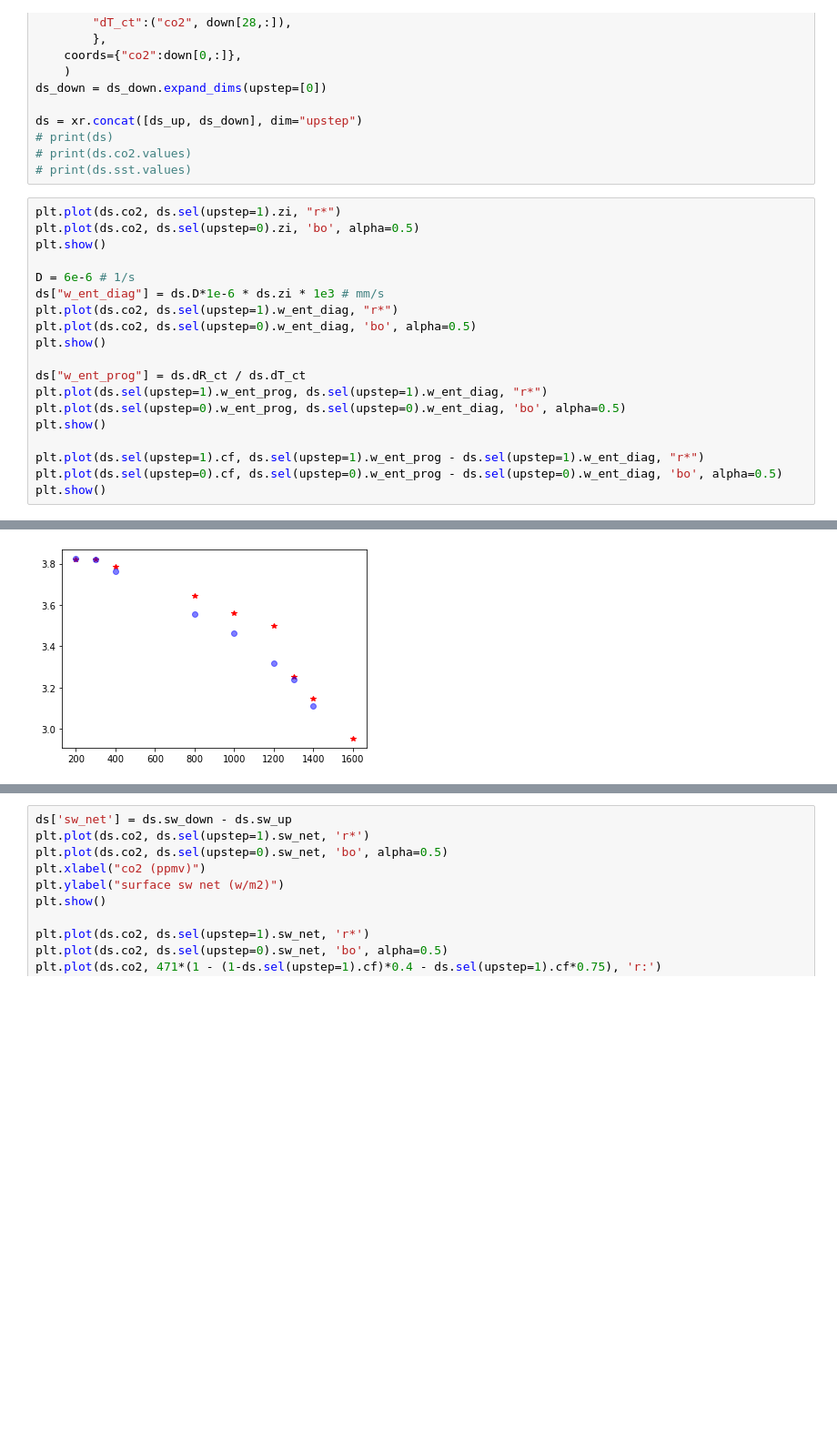
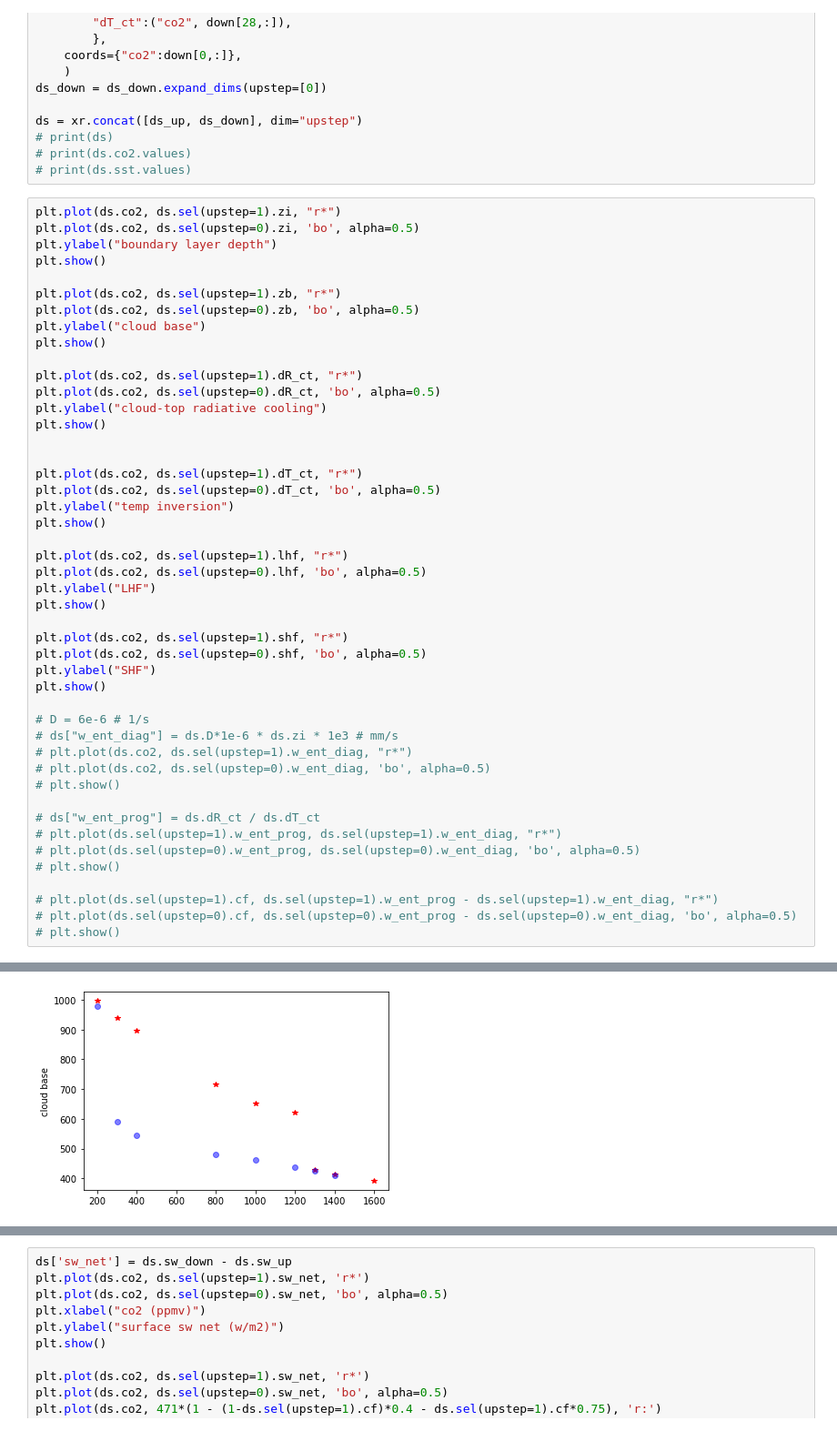
Before and after one commit to claresinger/MixedLayerModel.jl, a Jupyter notebook: surface_rad_fluxes.ipynb, the cells around one changed output, grey strips where cells are left out. Shown at 91% size. Saved outputs shown, nothing was run; the diff lists cells and outputs as text; blank space fills up the shorter version.

```diff
--- a/surface_rad_fluxes.ipynb
+++ b/surface_rad_fluxes.ipynb
@@ -54,20 +54,47 @@ ds = xr.concat([ds_up, ds_down], dim="upstep")
 # %%
 plt.plot(ds.co2, ds.sel(upstep=1).zi, "r*")
 plt.plot(ds.co2, ds.sel(upstep=0).zi, 'bo', alpha=0.5)
+plt.ylabel("boundary layer depth")
 plt.show()
 
-D = 6e-6 # 1/s
-ds["w_ent_diag"] = ds.D*1e-6 * ds.zi * 1e3 # mm/s
-plt.plot(ds.co2, ds.sel(upstep=1).w_ent_diag, "r*")
-plt.plot(ds.co2, ds.sel(upstep=0).w_ent_diag, 'bo', alpha=0.5)
+plt.plot(ds.co2, ds.sel(upstep=1).zb, "r*")
+plt.plot(ds.co2, ds.sel(upstep=0).zb, 'bo', alpha=0.5)
+plt.ylabel("cloud base")
 plt.show()
 
-ds["w_ent_prog"] = ds.dR_ct / ds.dT_ct
-plt.plot(ds.sel(upstep=1).w_ent_prog, ds.sel(upstep=1).w_ent_diag, "r*")
-plt.plot(ds.sel(upstep=0).w_ent_prog, ds.sel(upstep=0).w_ent_diag, 'bo', alpha=0.5)
+plt.plot(ds.co2, ds.sel(upstep=1).dR_ct, "r*")
+plt.plot(ds.co2, ds.sel(upstep=0).dR_ct, 'bo', alpha=0.5)
+plt.ylabel("cloud-top radiative cooling")
 plt.show()
 
-plt.plot(ds.sel(upstep=1).cf, ds.sel(upstep=1).w_ent_prog - ds.sel(upstep=1).w_ent_diag, "r*")
-plt.plot(ds.sel(upstep=0).cf, ds.sel(upstep=0).w_ent_prog - ds.sel(upstep=0).w_ent_diag, 'bo', alpha=0.5)
+
+plt.plot(ds.co2, ds.sel(upstep=1).dT_ct, "r*")
+plt.plot(ds.co2, ds.sel(upstep=0).dT_ct, 'bo', alpha=0.5)
+plt.ylabel("temp inversion")
 plt.show()
+
+plt.plot(ds.co2, ds.sel(upstep=1).lhf, "r*")
+plt.plot(ds.co2, ds.sel(upstep=0).lhf, 'bo', alpha=0.5)
+plt.ylabel("LHF")
+plt.show()
+
+plt.plot(ds.co2, ds.sel(upstep=1).shf, "r*")
+plt.plot(ds.co2, ds.sel(upstep=0).shf, 'bo', alpha=0.5)
+plt.ylabel("SHF")
+plt.show()
+
+# D = 6e-6 # 1/s
+# ds["w_ent_diag"] = ds.D*1e-6 * ds.zi * 1e3 # mm/s
+# plt.plot(ds.co2, ds.sel(upstep=1).w_ent_diag, "r*")
+# plt.plot(ds.co2, ds.sel(upstep=0).w_ent_diag, 'bo', alpha=0.5)
+# plt.show()
+
+# ds["w_ent_prog"] = ds.dR_ct / ds.dT_ct
+# plt.plot(ds.sel(upstep=1).w_ent_prog, ds.sel(upstep=1).w_ent_diag, "r*")
+# plt.plot(ds.sel(upstep=0).w_ent_prog, ds.sel(upstep=0).w_ent_diag, 'bo', alpha=0.5)
+# plt.show()
+
+# plt.plot(ds.sel(upstep=1).cf, ds.sel(upstep=1).w_ent_prog - ds.sel(upstep=1).w_ent_diag, "r*")
+# plt.plot(ds.sel(upstep=0).cf, ds.sel(upstep=0).w_ent_prog - ds.sel(upstep=0).w_ent_diag, 'bo', alpha=0.5)
+# plt.show()
 # %% [output]
@@ -75 +102 @@ plt.show()
-[figure, old version]
+[figure, new version]
```
Also changed, not shown: parts of 1 cell of this notebook.
